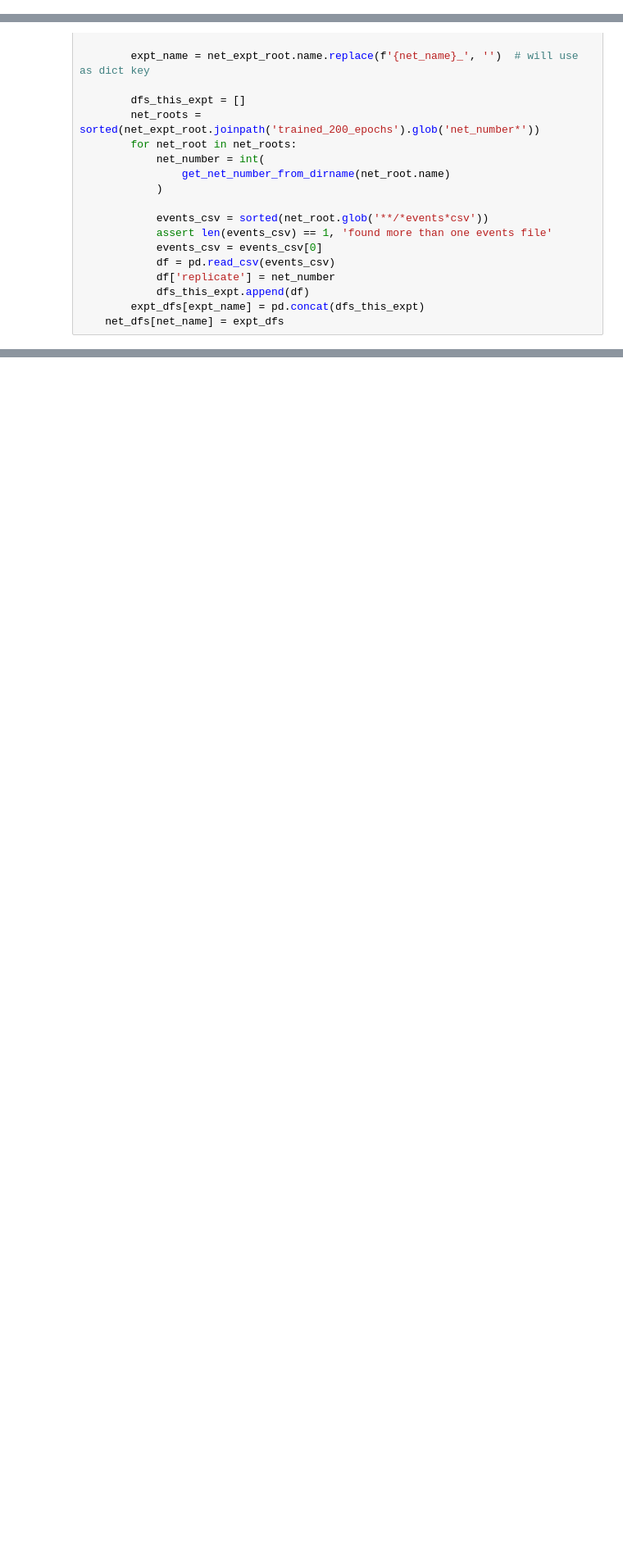
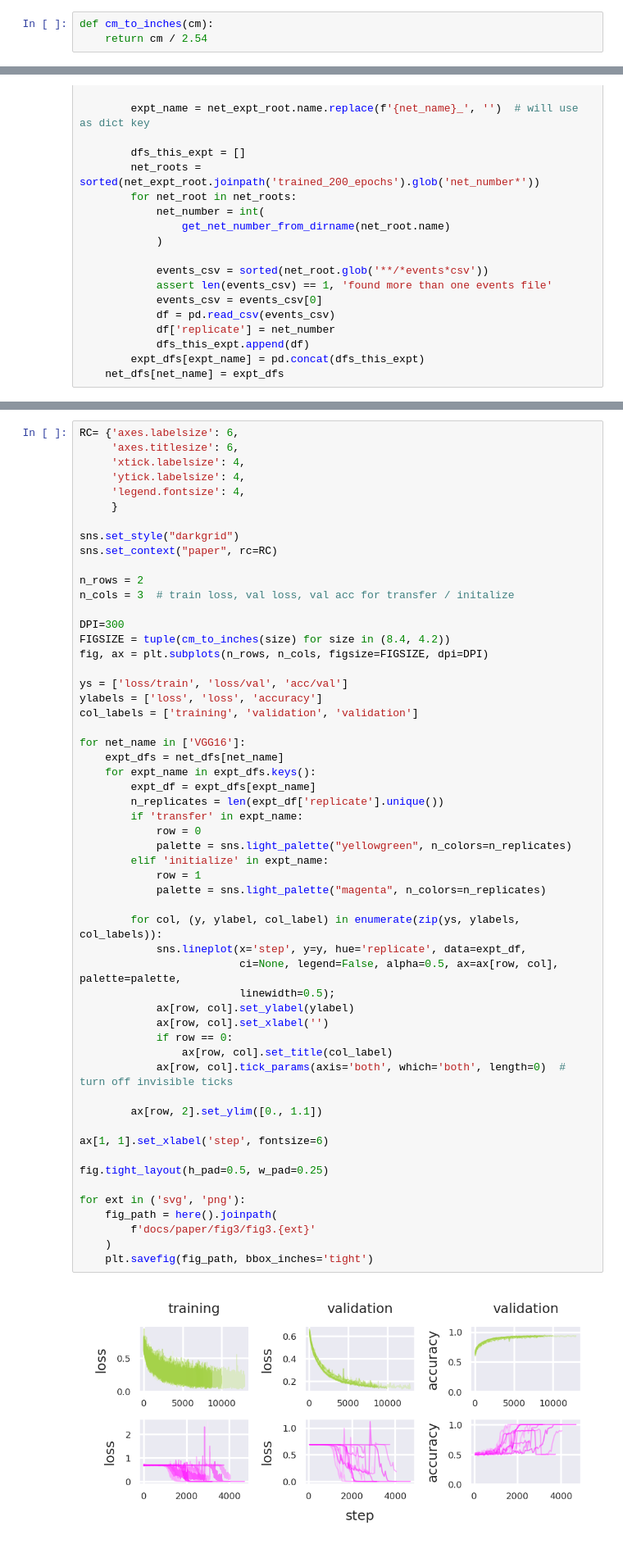
Before and after one commit to NickleDave/visual-search-nets, a Jupyter notebook: docs/notebooks/paper/searchstims/training-histories/all.ipynb, the cells around one changed output, grey strips where cells are left out. Shown at 82% size. Saved outputs shown, nothing was run; the diff lists cells and outputs as text; blank space fills up the shorter version.

```diff
--- a/docs/notebooks/paper/searchstims/training-histories/all.ipynb
+++ b/docs/notebooks/paper/searchstims/training-histories/all.ipynb
@@ -10,3 +15,6 @@ import searchnets
 # %%
 def get_net_number_from_dirname(dirname):
     return dirname.split('_')[-1]
+# %%
+def cm_to_inches(cm):
+    return cm / 2.54
@@ -51,0 +67,57 @@ for net_name in NET_NAMES:
+# %%
+RC= {'axes.labelsize': 6,
+     'axes.titlesize': 6,
+     'xtick.labelsize': 4,
+     'ytick.labelsize': 4,
+     'legend.fontsize': 4,
+     }
+
+sns.set_style("darkgrid")
+sns.set_context("paper", rc=RC)
+
+n_rows = 2
+n_cols = 3  # train loss, val loss, val acc for transfer / initalize
+
+DPI=300
+FIGSIZE = tuple(cm_to_inches(size) for size in (8.4, 4.2))
+fig, ax = plt.subplots(n_rows, n_cols, figsize=FIGSIZE, dpi=DPI)
+
+ys = ['loss/train', 'loss/val', 'acc/val']
+ylabels = ['loss', 'loss', 'accuracy']
+col_labels = ['training', 'validation', 'validation']
+
+for net_name in ['VGG16']:
+    expt_dfs = net_dfs[net_name]
+    for expt_name in expt_dfs.keys():
+        expt_df = expt_dfs[expt_name]
+        n_replicates = len(expt_df['replicate'].unique())
+        if 'transfer' in expt_name:
+            row = 0
+            palette = sns.light_palette("yellowgreen", n_colors=n_replicates)
+        elif 'initialize' in expt_name:
+            row = 1
+            palette = sns.light_palette("magenta", n_colors=n_replicates)
+
+        for col, (y, ylabel, col_label) in enumerate(zip(ys, ylabels, col_labels)):
+            sns.lineplot(x='step', y=y, hue='replicate', data=expt_df,
+                         ci=None, legend=False, alpha=0.5, ax=ax[row, col], palette=palette,
+                         linewidth=0.5);
+            ax[row, col].set_ylabel(ylabel)
+            ax[row, col].set_xlabel('')
+            if row == 0:
+                ax[row, col].set_title(col_label)
+            ax[row, col].tick_params(axis='both', which='both', length=0)  # turn off invisible ticks
+
+        ax[row, 2].set_ylim([0., 1.1])
+
+ax[1, 1].set_xlabel('step', fontsize=6)
+
+fig.tight_layout(h_pad=0.5, w_pad=0.25)
+
+for ext in ('svg', 'png'):
+    fig_path = here().joinpath(
+        f'docs/paper/fig3/fig3.{ext}'
+    )
+    plt.savefig(fig_path, bbox_inches='tight')
+# %% [output]
+[figure, added]
```
Also changed, not shown: parts of 8 cells of this notebook.
